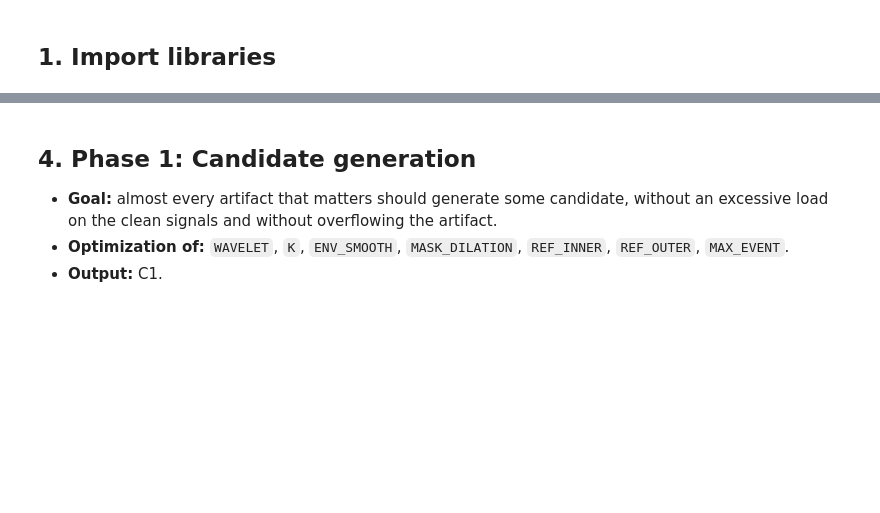
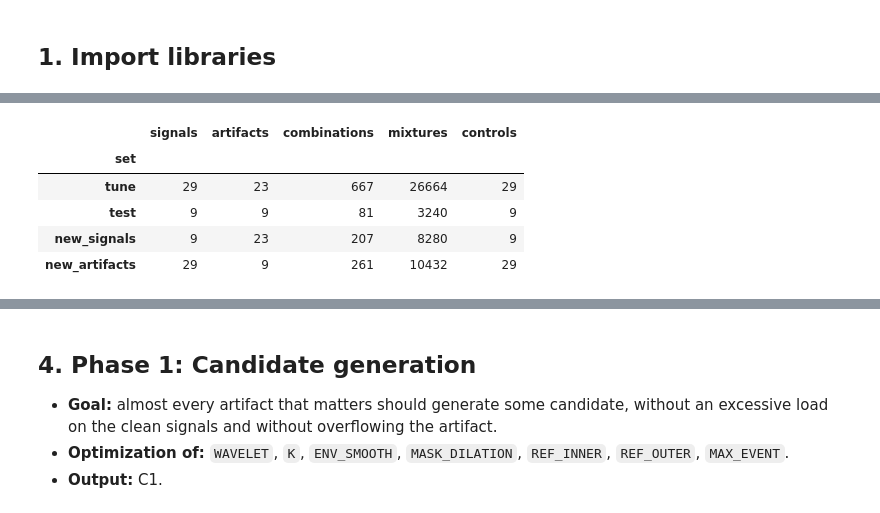
Before and after one commit to Kelpesito/EILO-BioAcoustics-Analysis, a Jupyter notebook: denoising/parameter_optimization.ipynb, the cells around one changed output, grey strips where cells are left out. Drawn from its saved outputs; the diff is of its cells as text; code cells hidden in the pictures; blank space fills up the shorter version.

```diff
--- a/denoising/parameter_optimization.ipynb
+++ b/denoising/parameter_optimization.ipynb
@@ -209,0 +277,33 @@ Score, Q and FP of the current version on the tuning set.
+# %%
+results_df = read_results("experiment_1.csv")
+
+# Split into the four sets of section 3.1: each one keeps the controls of its clean signals
+sets = split_results(results_df, clean_split, artifact_split)
+is_control = results_df["art_id"].astype(str) == "Control"
+
+# Summary of each set
+summary = {}
+for name, df in sets.items():
+    ctrl = df["art_id"].astype(str) == "Control"
+    summary[name] = {
+        "signals": df["clean_id"].nunique(),
+        "artifacts": df.loc[~ctrl, "art_id"].nunique(),
+        "combinations": df[~ctrl].groupby(["clean_id", "art_id"]).ngroups,
+        "mixtures": (~ctrl).sum(),
+        "controls": ctrl.sum(),
+    }
+summary = pd.DataFrame(summary).T
+summary.index.name = "set"
+display(summary)
+
+tune = sets["tune"]
+test = sets["test"]
+new_signals = sets["new_signals"]
+new_artifacts = sets["new_artifacts"]
+# %% [output]
+|  | signals | artifacts | combinations | mixtures | controls |
+| set |  |  |  |  |  |
+| tune | 29 | 23 | 667 | 26664 | 29 |
+| test | 9 | 9 | 81 | 3240 | 9 |
+| new_signals | 9 | 23 | 207 | 8280 | 9 |
+| new_artifacts | 29 | 9 | 261 | 10432 | 29 |
```
Also changed, not shown: parts of 10 cells of this notebook, 19 other files.
